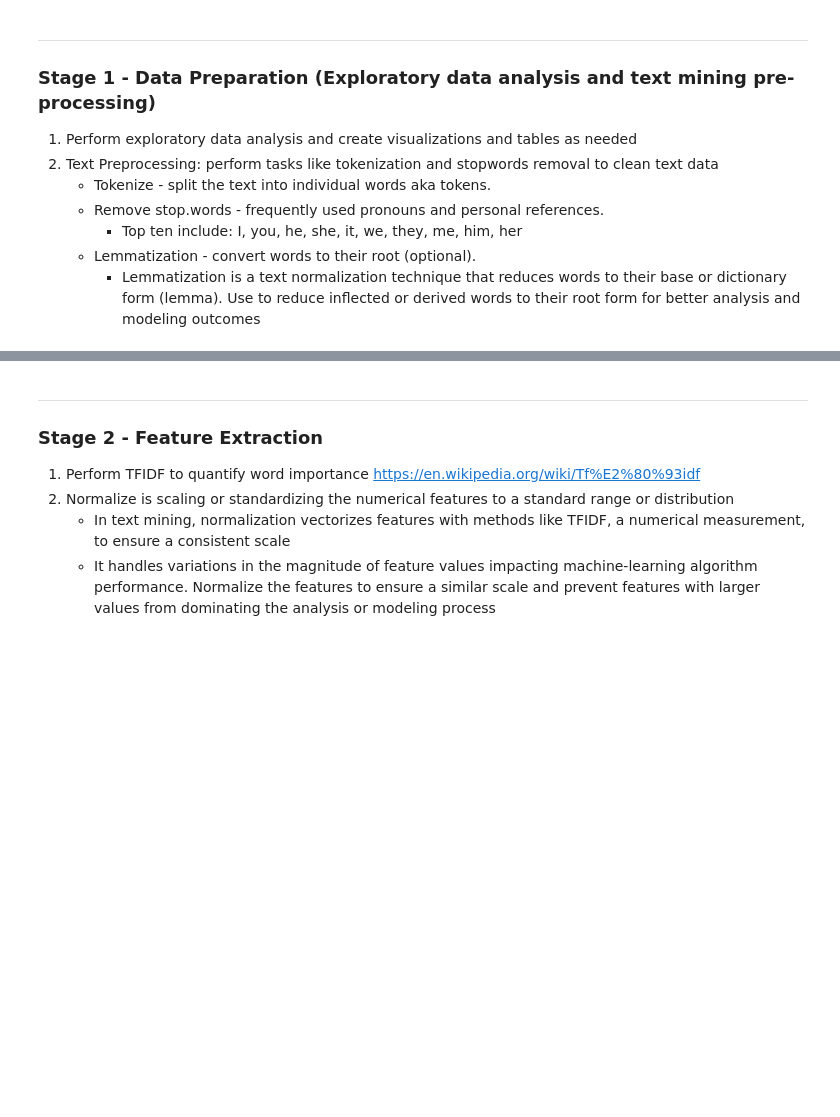
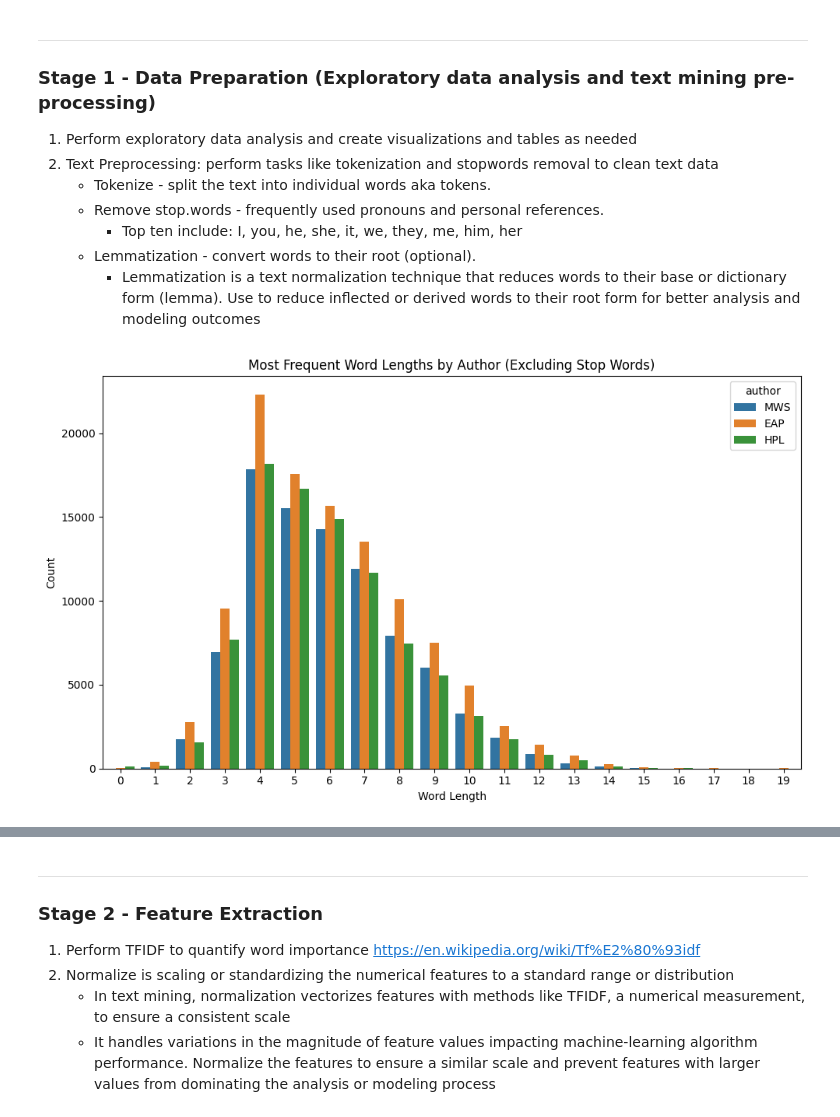
Before and after one commit to alonergan/COSC526_Module5_GroupProject, a Jupyter notebook: code_6_of_10_data_mine_group13.ipynb, the cells around one changed output, grey strips where cells are left out. Saved outputs shown, nothing was run; the diff lists cells and outputs as text; code cells hidden in the pictures; blank space fills up the shorter version.

Commit message:
Stage 1: Visuals
- Cleaned and tokenized text data
- Removed stop words
- Visualized:
  - Word length frequency by author
  - Top 10 longest words per author
  - Unique word counts (word diversity)

```diff
--- a/code_6_of_10_data_mine_group13.ipynb
+++ b/code_6_of_10_data_mine_group13.ipynb
@@ -73,0 +71,82 @@ None
+# %%
+# Stage 1 Visualizations (Due Friday 7/18)
+# Claudine
+
+from pyspark.sql.functions import col, split, explode, length, lower, regexp_replace, count, row_number
+from pyspark.sql.window import Window
+import matplotlib.pyplot as plt
+import seaborn as sns
+
+# Clean and lowercase text, remove punctuation
+df_cleaned = df_train.withColumn("clean_text", lower(regexp_replace(col("text"), r"[^\w\s]", "")))
+
+# Tokenize into words
+df_words = df_cleaned.withColumn("word", explode(split(col("clean_text"), r"\s+")))
+
+# common stop words
+stop_words = [
+    'the', 'and', 'is', 'in', 'to', 'of', 'a', 'that', 'it', 'on', 'for', 'as', 'with',
+    'was', 'at', 'by', 'an', 'be', 'this', 'from', 'or', 'are', 'which', 'but', 'not',
+    'have', 'has', 'had', 'they', 'you', 'he', 'she', 'we', 'their', 'its', 'his',
+    'her', 'been', 'my', 'i', 'would', 'i', 'you', 'your', 'me', 'myself', 'us',
+    'our', 'ourselves', 'they', 'them', 'their','when', 'where', 'why', 'how',
+    'what', 'who', 'whom', 'which', 'whose', 'there', 'here', 'then', 'now', 'so', 'such'
+]
+
+# Remove stop words
+df_filtered = df_words.filter(~col("word").isin(stop_words))
+
+# ---------- CHART 1: Most Frequent Word Lengths ----------
+df_word_lengths = df_filtered.withColumn("length", length(col("word")))
+df_grouped = df_word_lengths.groupBy("author", "length").count()
+pdf = df_grouped.toPandas()
+
+# Plot chart 1
+plt.figure(figsize=(10, 6))
+sns.barplot(data=pdf, x="length", y="count", hue="author")
+plt.title("Most Frequent Word Lengths by Author (Excluding Stop Words)")
+plt.xlabel("Word Length")
+plt.ylabel("Count")
+plt.tight_layout()
+plt.show()
+
+# ---------- CHART 2: Top 10 Longest Words per Author ----------
+df_longest = df_word_lengths.groupBy("author", "word") \
+    .agg(count("*").alias("count")) \
+    .withColumn("length", length(col("word")))
+
+windowSpec = Window.partitionBy("author").orderBy(col("length").desc())
+df_top_longest = df_longest.withColumn("rank", row_number().over(windowSpec)).filter(col("rank") <= 10)
+
+pdf_longest = df_top_longest.select("author", "word", "length").toPandas()
+
+# Plot chart 2
+plt.figure(figsize=(10, 6))
+sns.barplot(data=pdf_longest, x="length", y="word", hue="author")
+plt.title("Top 10 Longest Words per Author")
+plt.xlabel("Word Length")
+plt.ylabel("Word")
+plt.tight_layout()
+plt.show()
+
+# ---------- CHART 3: count unique words by author ----------
+df_unique_words = df_filtered.select("author", "word").distinct()
+df_word_diversity = df_unique_words.groupBy("author").count().withColumnRenamed("count", "unique_word_count")
+
+# Convert to pandas
+pdf_diversity = df_word_diversity.toPandas()
+
+# Define custom color palette
+palette = {"EAP": "#4C72B0", "HPL": "#DD8452", "MWS": "#55A868"}
+
+# Plot chart3
+plt.figure(figsize=(7, 5))
+sns.barplot(data=pdf_diversity, x="author", y="unique_word_count", hue="author", palette=palette, legend=False)
+
+plt.title("Word Diversity (Unique Words Used) per Author")
+plt.xlabel("Author")
+plt.ylabel("Unique Word Count")
+plt.tight_layout()
+plt.show()
+# %% [output]
+[figure, added]
```
Also changed, not shown: parts of 3 cells of this notebook.
